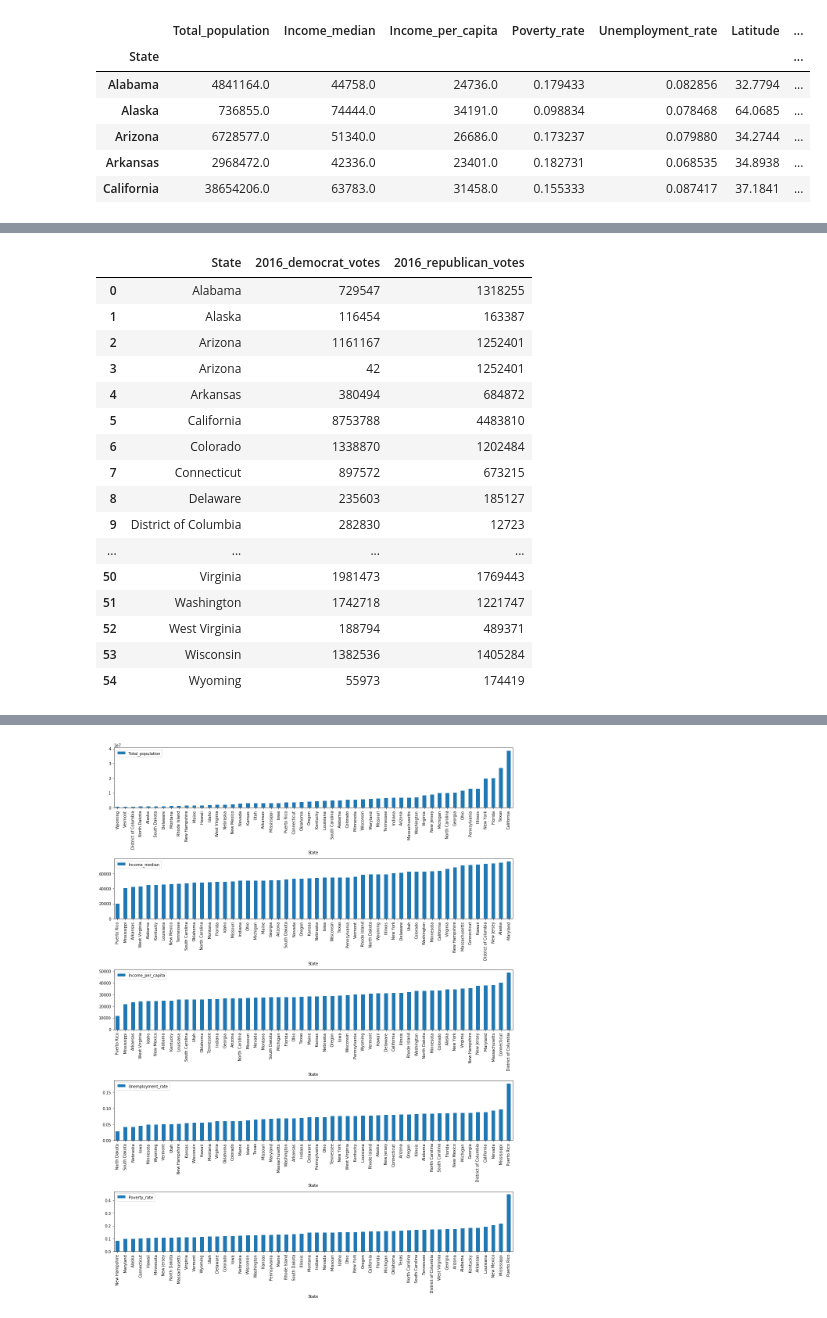
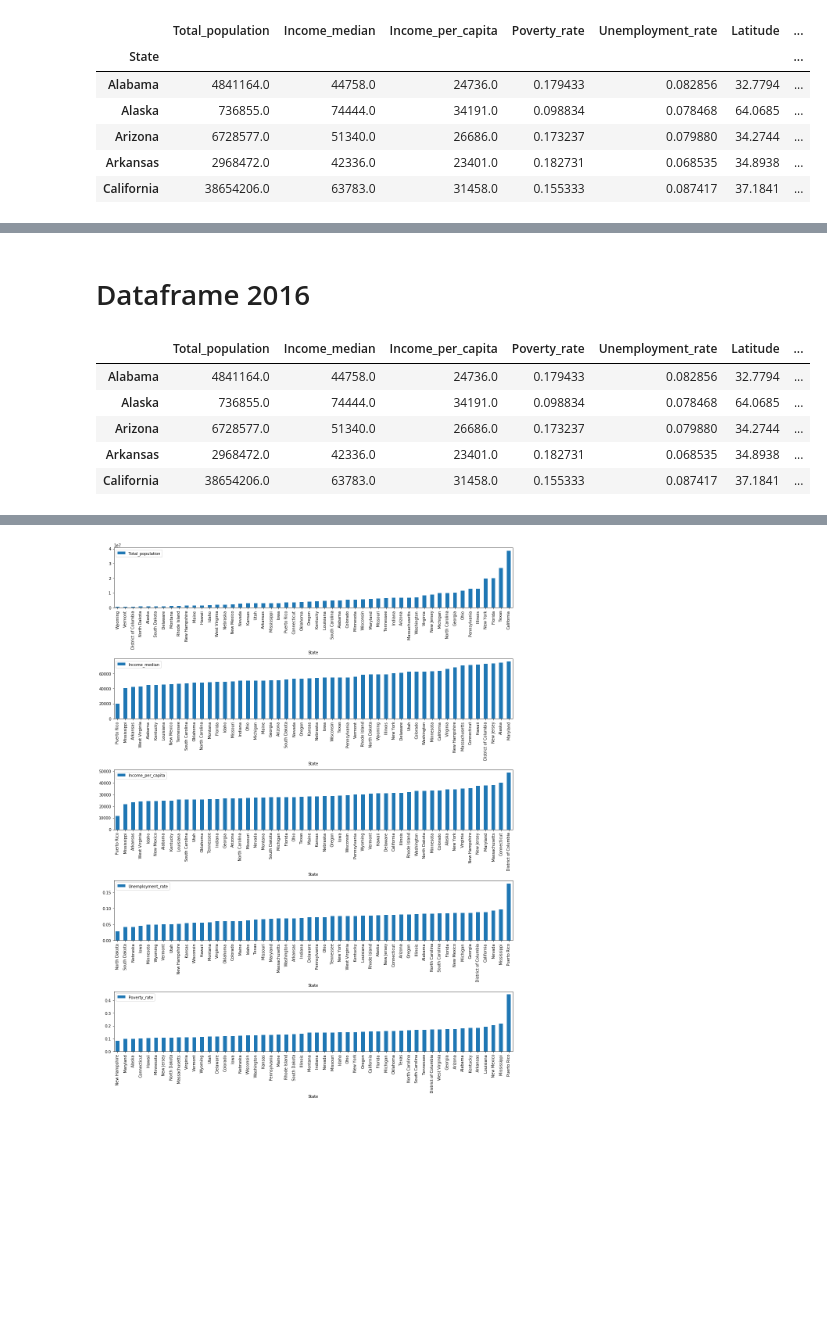
Before and after one commit to CodingMage/project_1_TeamTuring, a Jupyter notebook: Census data.ipynb, the cells around one changed output, grey strips where cells are left out. Saved outputs shown, nothing was run; the diff lists cells and outputs as text; code cells hidden in the pictures; blank space fills up the shorter version.

```diff
--- a/Census data.ipynb
+++ b/Census data.ipynb
@@ -161,21 +117,12 @@ vote_df_2016_demo.head()
-# %%
-vote_df_2016 = vote_df_2016_demo.merge(vote_df_2016_rep, on='State')
-vote_df_2016
-# %% [output]
-|  | State | 2016_democrat_votes | 2016_republican_votes |
-| 0 | Alabama | 729547 | 1318255 |
-| 1 | Alaska | 116454 | 163387 |
-| 2 | Arizona | 1161167 | 1252401 |
-| 3 | Arizona | 42 | 1252401 |
-| 4 | Arkansas | 380494 | 684872 |
-| 5 | California | 8753788 | 4483810 |
-| 6 | Colorado | 1338870 | 1202484 |
-| 7 | Connecticut | 897572 | 673215 |
-| 8 | Delaware | 235603 | 185127 |
-| 9 | District of Columbia | 282830 | 12723 |
-| ... | ... | ... | ... |
-| 50 | Virginia | 1981473 | 1769443 |
-| 51 | Washington | 1742718 | 1221747 |
-| 52 | West Virginia | 188794 | 489371 |
-| 53 | Wisconsin | 1382536 | 1405284 |
-| 54 | Wyoming | 55973 | 174419 |
+# %% [markdown]
+# Dataframe 2016
+# %%
+df_2016 = census_df.merge(vote_df_2016, left_index=True, right_index=True)
+df_2016.head()
+# %% [output]
+|  | Total_population | Income_median | Income_per_capita | Poverty_rate | Unemployment_rate | Latitude | ... |
+| Alabama | 4841164.0 | 44758.0 | 24736.0 | 0.179433 | 0.082856 | 32.7794 | ... |
+| Alaska | 736855.0 | 74444.0 | 34191.0 | 0.098834 | 0.078468 | 64.0685 | ... |
+| Arizona | 6728577.0 | 51340.0 | 26686.0 | 0.173237 | 0.079880 | 34.2744 | ... |
+| Arkansas | 2968472.0 | 42336.0 | 23401.0 | 0.182731 | 0.068535 | 34.8938 | ... |
+| California | 38654206.0 | 63783.0 | 31458.0 | 0.155333 | 0.087417 | 37.1841 | ... |
```
Also changed, not shown: parts of 13 cells of this notebook.
